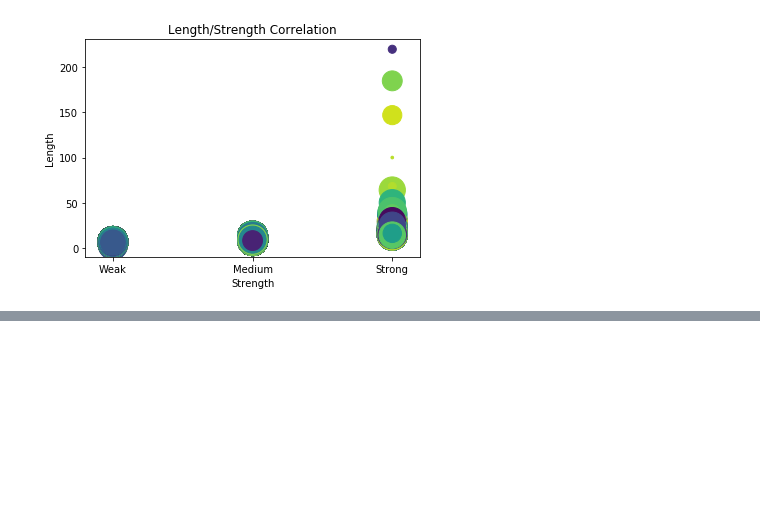
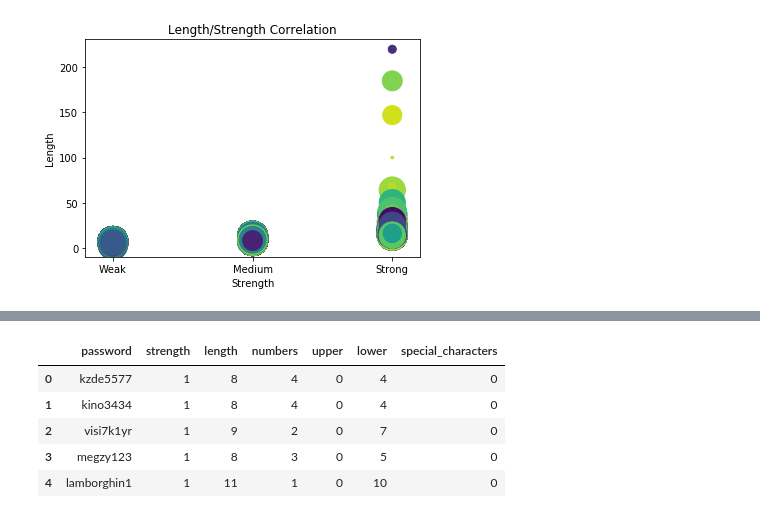
Before and after one commit to he16946/Data_Labs, a Jupyter notebook: Passwords.ipynb, the cells around one changed output, grey strips where cells are left out. Saved outputs shown, nothing was run; the diff lists cells and outputs as text; code cells hidden in the pictures; blank space fills up the shorter version.

```diff
--- a/Passwords.ipynb
+++ b/Passwords.ipynb
@@ -100,0 +109,47 @@ plt.scatter(x,y, s=area, c = colors)
+# %%
+def split(word):
+    return [char for char in word]
+
+def upper_case(word):
+  count = 0
+  for x in word:
+    for char in x:
+     if char.isupper():
+        count = count + 1
+  return count
+  count = 0
+
+def lower_case(word):
+  count = 0
+  for x in word:
+    for char in x:
+     if char.islower():
+        count = count + 1
+  return count
+  count = 0
+
+def number(word):
+  count = 0
+  for x in word:
+    for char in x:
+     if char.isdigit():
+        count = count + 1
+  return count
+  count = 0
+
+def spesh(word):
+  for x in word:
+    return len(word) - (number(word) + lower_case(word) + upper_case(word))
+
+df['upper'] = df['password'].apply(lambda x: upper_case(x))
+df['lower'] = df['password'].apply(lambda x: lower_case(x))
+df['numbers'] = df['password'].apply(lambda x: number(x))
+df['special_characters'] = df['password'].apply(lambda x: spesh(x))
+df.head()
+# %% [output]
+|  | password | strength | length | numbers | upper | lower | special_characters |
+| 0 | kzde5577 | 1 | 8 | 4 | 0 | 4 | 0 |
+| 1 | kino3434 | 1 | 8 | 4 | 0 | 4 | 0 |
+| 2 | visi7k1yr | 1 | 9 | 2 | 0 | 7 | 0 |
+| 3 | megzy123 | 1 | 8 | 3 | 0 | 5 | 0 |
+| 4 | lamborghin1 | 1 | 11 | 1 | 0 | 10 | 0 |
```
Also changed, not shown: parts of 3 cells of this notebook.
